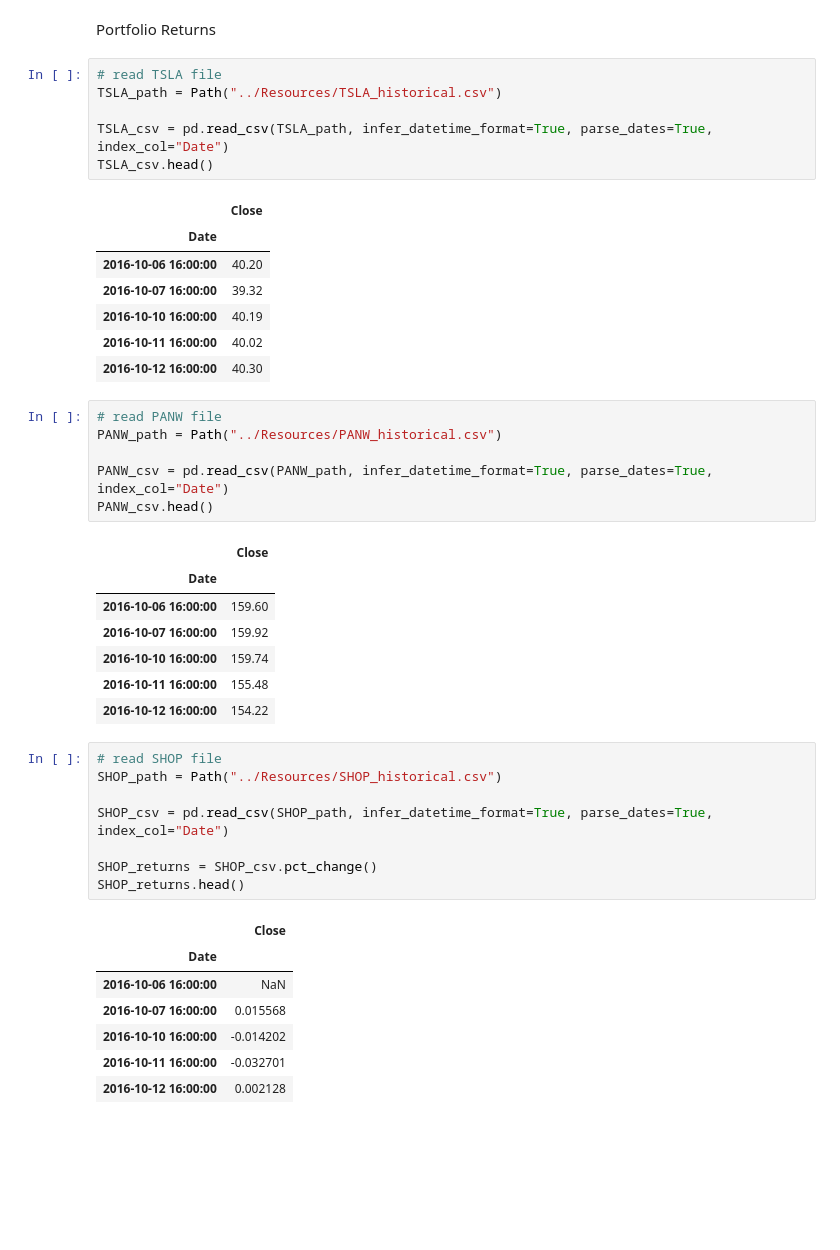
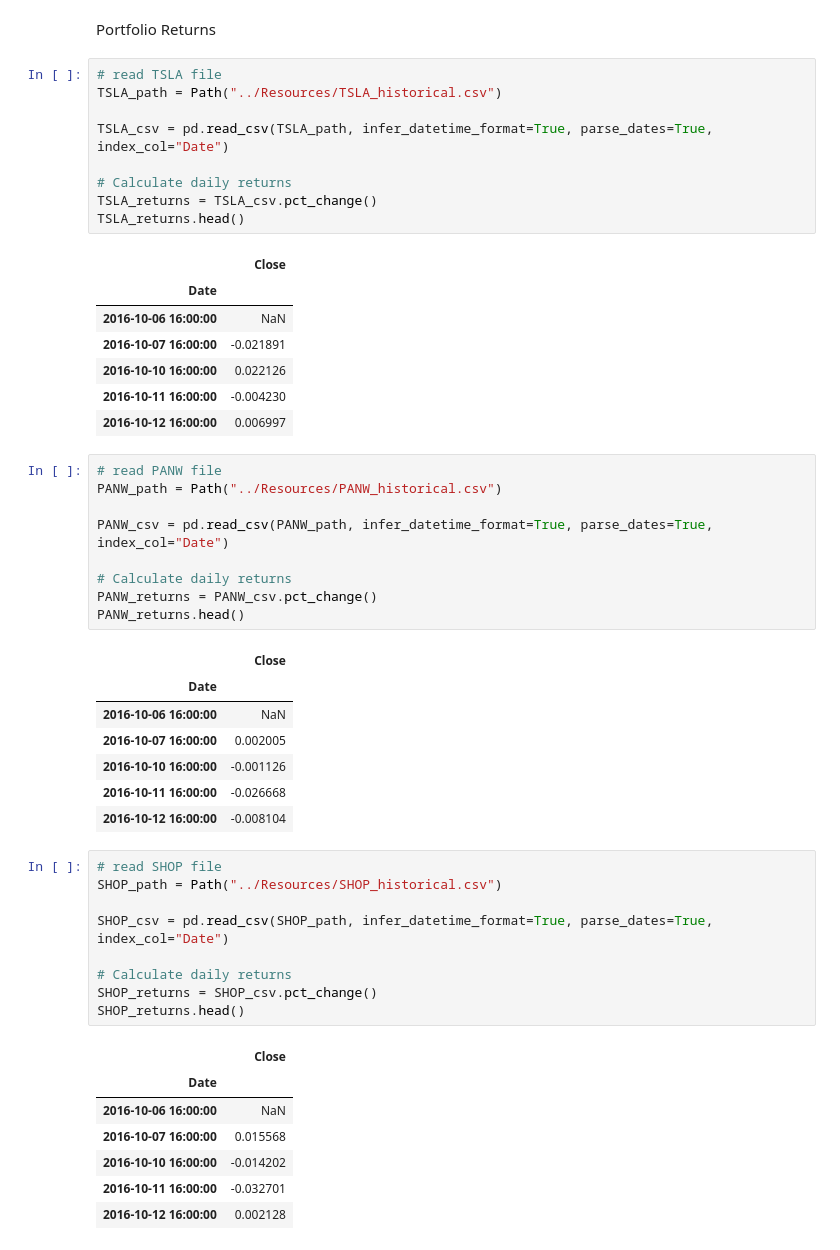
Before and after one commit to jexiamaris/A_Whale_off_portfolio, a Jupyter notebook: Analysis/whale_analysis.ipynb, the cells around one changed output. Drawn from its saved outputs; the diff is of its cells as text; blank space fills up the shorter version.

```diff
--- a/Analysis/whale_analysis.ipynb
+++ b/Analysis/whale_analysis.ipynb
@@ -267,37 +275,44 @@ On the basis of this performance metric, do our algo strategies outperform both
 # %%
 # read TSLA file
 TSLA_path = Path("../Resources/TSLA_historical.csv")
 
 TSLA_csv = pd.read_csv(TSLA_path, infer_datetime_format=True, parse_dates=True, index_col="Date")
-TSLA_csv.head()
+
+# Calculate daily returns
+TSLA_returns = TSLA_csv.pct_change()
+TSLA_returns.head()
 # %% [output]
 |  | Close |
 | Date |  |
-| 2016-10-06 16:00:00 | 40.20 |
-| 2016-10-07 16:00:00 | 39.32 |
-| 2016-10-10 16:00:00 | 40.19 |
-| 2016-10-11 16:00:00 | 40.02 |
-| 2016-10-12 16:00:00 | 40.30 |
+| 2016-10-06 16:00:00 | NaN |
+| 2016-10-07 16:00:00 | -0.021891 |
+| 2016-10-10 16:00:00 | 0.022126 |
+| 2016-10-11 16:00:00 | -0.004230 |
+| 2016-10-12 16:00:00 | 0.006997 |
 # %%
 # read PANW file
 PANW_path = Path("../Resources/PANW_historical.csv")
 
 PANW_csv = pd.read_csv(PANW_path, infer_datetime_format=True, parse_dates=True, index_col="Date")
-PANW_csv.head()
+
+# Calculate daily returns
+PANW_returns = PANW_csv.pct_change()
+PANW_returns.head()
 # %% [output]
 |  | Close |
 | Date |  |
-| 2016-10-06 16:00:00 | 159.60 |
-| 2016-10-07 16:00:00 | 159.92 |
-| 2016-10-10 16:00:00 | 159.74 |
-| 2016-10-11 16:00:00 | 155.48 |
-| 2016-10-12 16:00:00 | 154.22 |
+| 2016-10-06 16:00:00 | NaN |
+| 2016-10-07 16:00:00 | 0.002005 |
+| 2016-10-10 16:00:00 | -0.001126 |
+| 2016-10-11 16:00:00 | -0.026668 |
+| 2016-10-12 16:00:00 | -0.008104 |
 # %%
 # read SHOP file
 SHOP_path = Path("../Resources/SHOP_historical.csv")
 
 SHOP_csv = pd.read_csv(SHOP_path, infer_datetime_format=True, parse_dates=True, index_col="Date")
 
+# Calculate daily returns
 SHOP_returns = SHOP_csv.pct_change()
 SHOP_returns.head()
 # %% [output]
```
Also changed, not shown: parts of 20 cells of this notebook, 1 other file.
